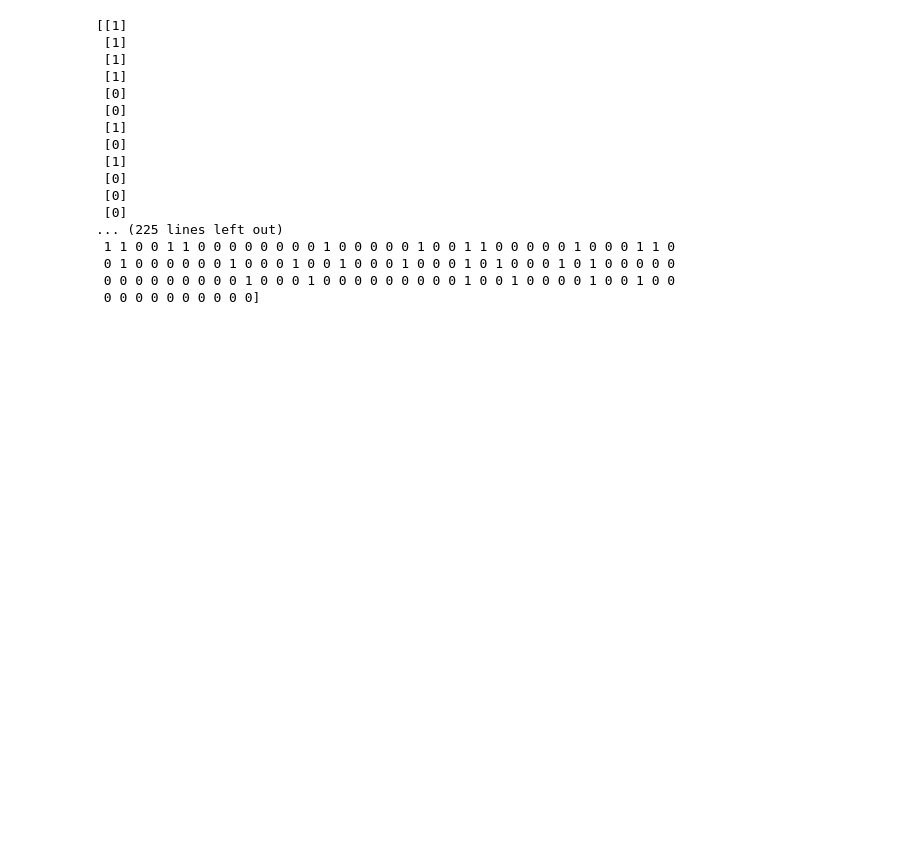
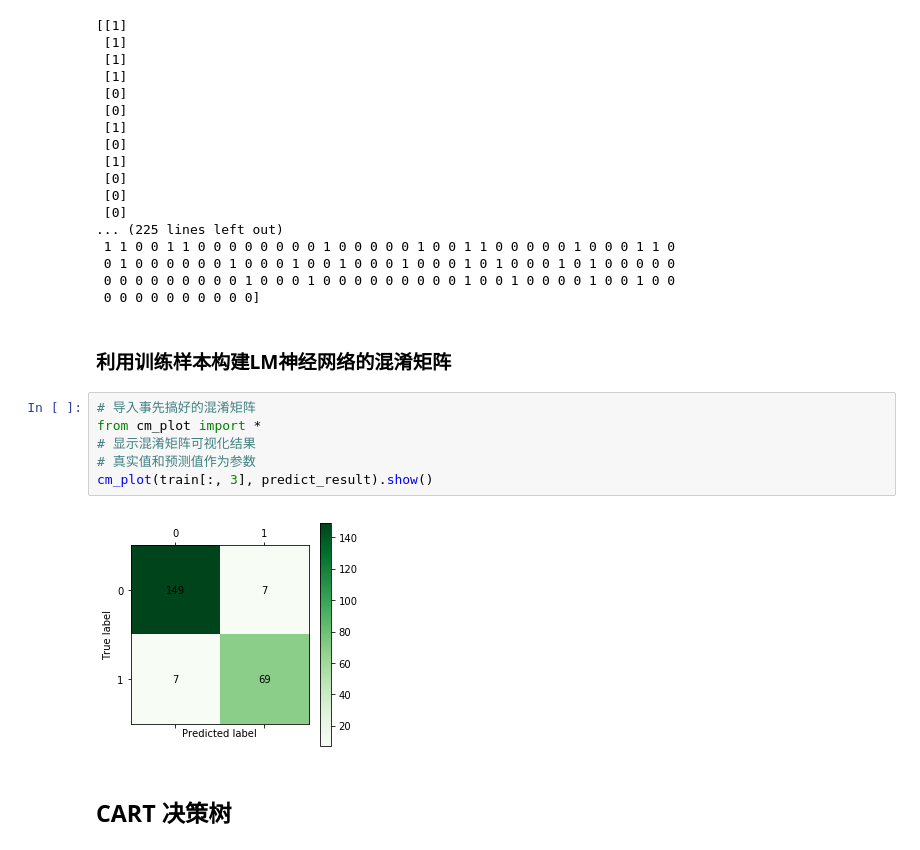
Before and after one commit to ToWorkit/NLP, a Jupyter notebook: example/electricity/构建窃漏电用户识别模型.ipynb, the cells around one changed output. Cells and saved outputs as stored; diff of their text form; blank space fills up the shorter version.

```diff
--- a/example/electricity/构建窃漏电用户识别模型.ipynb
+++ b/example/electricity/构建窃漏电用户识别模型.ipynb
@@ -125,3 +125,15 @@ print(predict_result)
  0 1 0 0 0 0 0 0 1 0 0 0 1 0 0 1 0 0 0 1 0 0 0 1 0 1 0 0 0 1 0 1 0 0 0 0 0
  0 0 0 0 0 0 0 0 0 1 0 0 0 1 0 0 0 0 0 0 0 0 0 1 0 0 1 0 0 0 0 1 0 0 1 0 0
  0 0 0 0 0 0 0 0 0 0]
+# %% [markdown]
+### 利用训练样本构建LM神经网络的混淆矩阵
+# %%
+# 导入事先搞好的混淆矩阵
+from cm_plot import *
+# 显示混淆矩阵可视化结果
+# 真实值和预测值作为参数
+cm_plot(train[:, 3], predict_result).show()
+# %% [output]
+[figure, added]
+# %% [markdown]
+## CART 决策树
```
Also changed, not shown: parts of 5 cells of this notebook, 2 other files.
